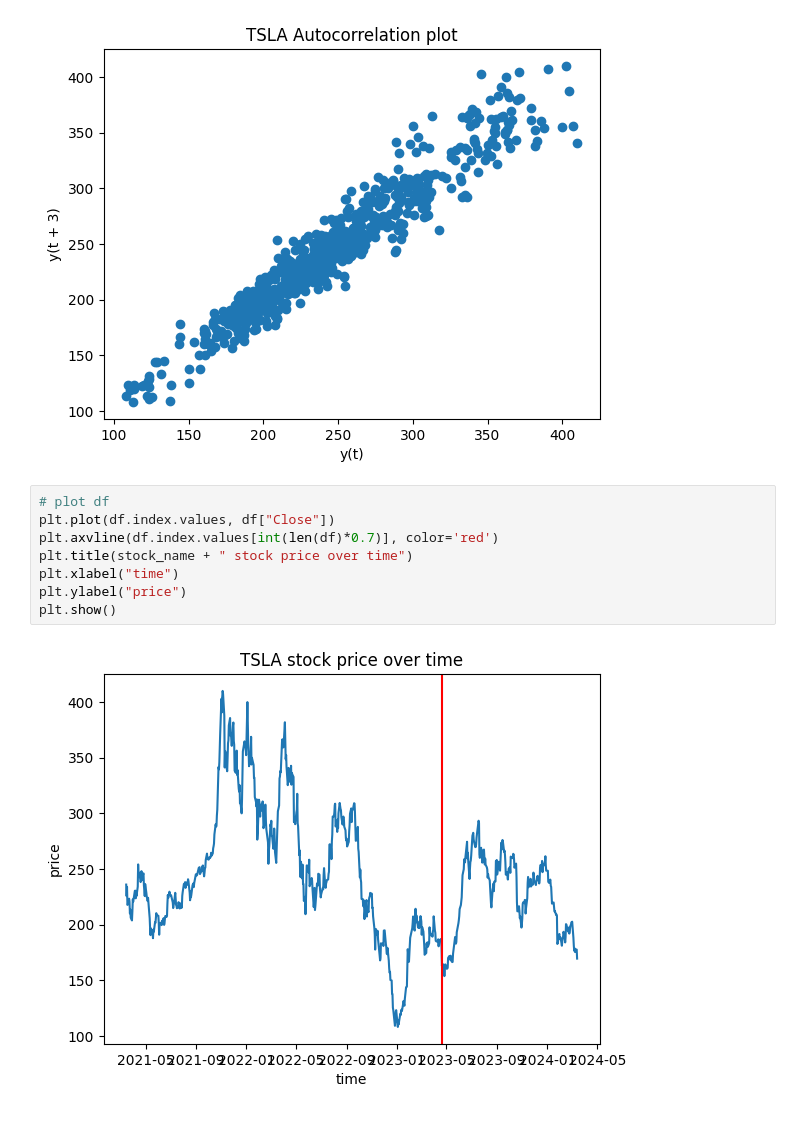
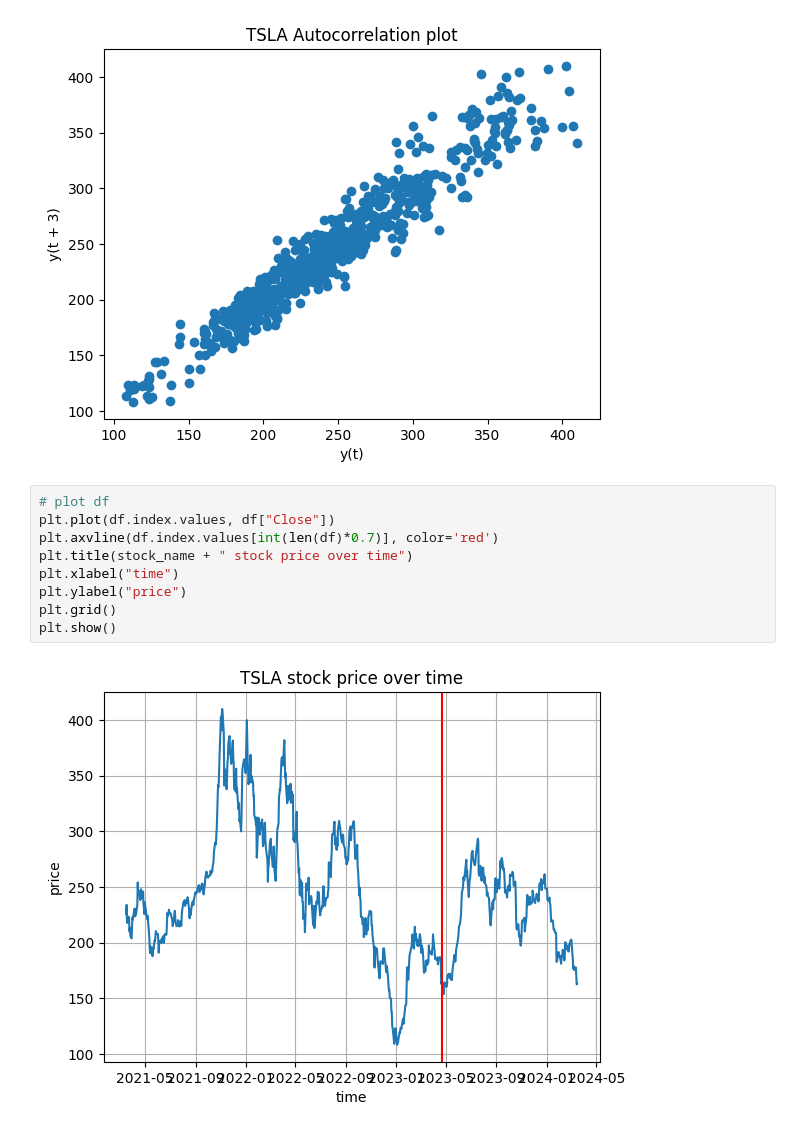
Before and after one commit to Duitenberg-ICT/DB-InvestmentBot, a Jupyter notebook: src/belfort/predictor/arima_playground.ipynb, the cells around one changed output. Saved outputs shown, nothing was run; the diff lists cells and outputs as text.

```diff
--- a/src/belfort/predictor/arima_playground.ipynb
+++ b/src/belfort/predictor/arima_playground.ipynb
@@ -36,13 +36,14 @@ plt.show()
 # %%
 # plot df
 plt.plot(df.index.values, df["Close"])
 plt.axvline(df.index.values[int(len(df)*0.7)], color='red')
 plt.title(stock_name + " stock price over time")
 plt.xlabel("time")
 plt.ylabel("price")
+plt.grid()
 plt.show()
 # %% [output]
-[figure, old version]
+[figure, new version]
 # %%
 train_data, test_data = df[0:int(len(df)*0.7)], df[int(len(df)*0.7):]
 training_data = train_data['Close'].values
```
Also changed, not shown: parts of 3 cells of this notebook, 3 other files.
